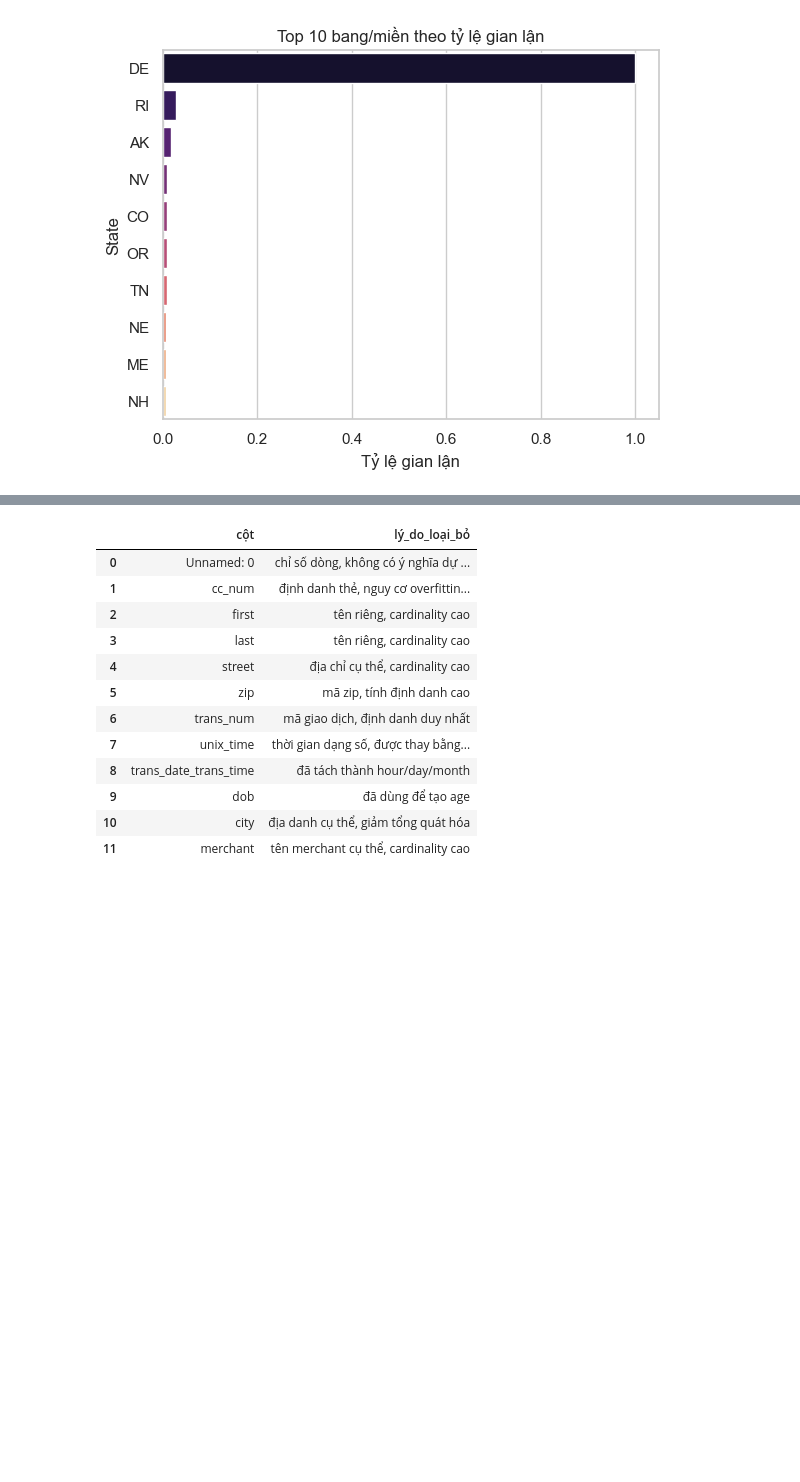
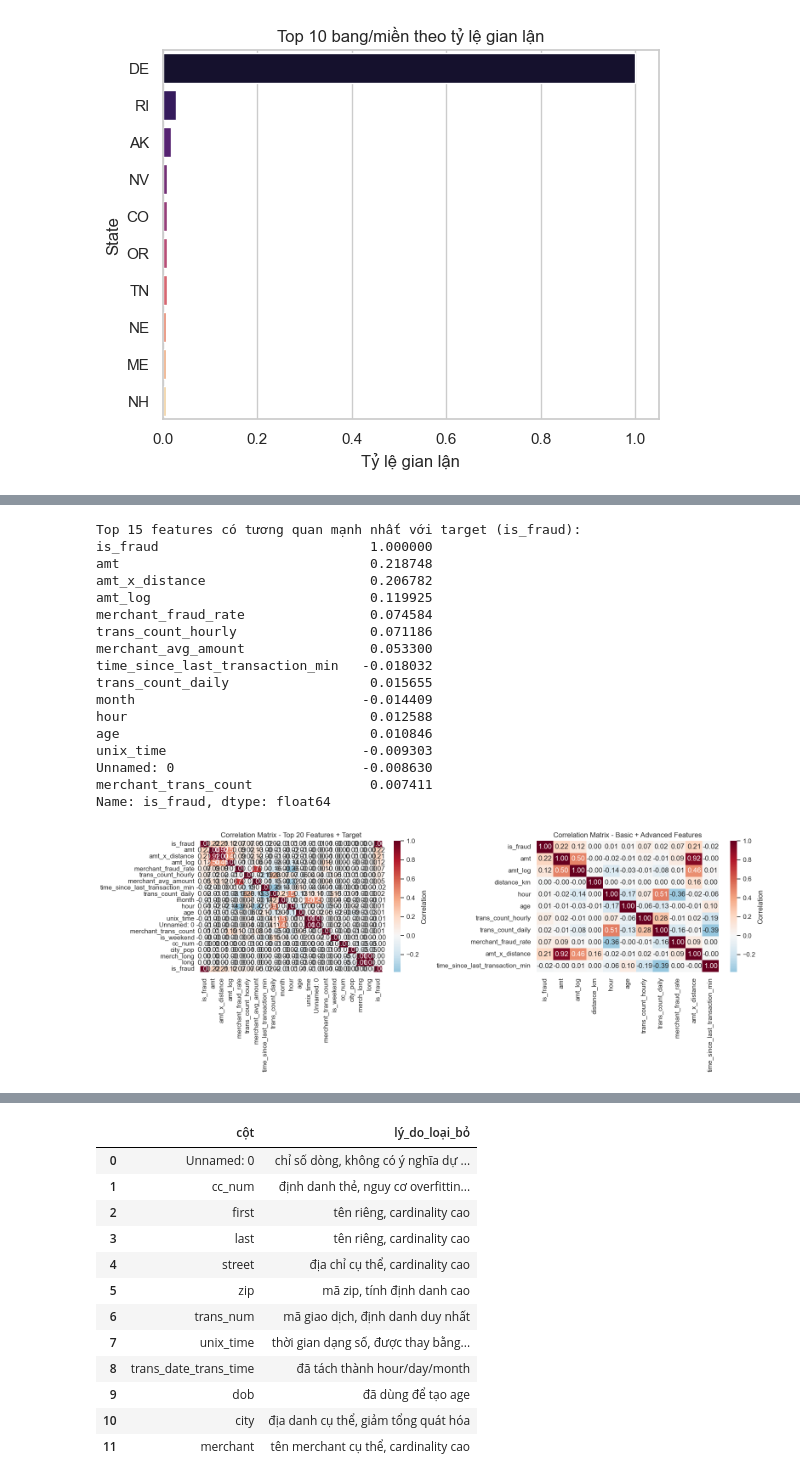
Before and after one commit to huihoang/DataM-DataW, a Jupyter notebook: notebooks/fraud_detection_btl.ipynb, the cells around one changed output, grey strips where cells are left out. Saved outputs shown, nothing was run; the diff lists cells and outputs as text; code cells hidden in the pictures; blank space fills up the shorter version.

```diff
--- a/notebooks/fraud_detection_btl.ipynb
+++ b/notebooks/fraud_detection_btl.ipynb
@@ -1251,0 +1032,51 @@ Bước này giúp phát hiện:
+# %%
+# Chọn các features số để tính correlation
+numeric_features_all = eda_train.select_dtypes(include=[np.number]).columns.tolist()
+
+# Tính correlation với target
+correlation_with_target = eda_train[numeric_features_all].corr()[TARGET].sort_values(key=abs, ascending=False)
+print("Top 15 features có tương quan mạnh nhất với target (is_fraud):")
+print(correlation_with_target.head(15))
+print()
+
+# Vẽ heatmap correlation
+fig, axes = plt.subplots(1, 2, figsize=(16, 6))
+
+# Heatmap 1: Top 20 features
+top_features = correlation_with_target.head(20).index.tolist() + [TARGET]
+corr_subset = eda_train[top_features].corr()
+sns.heatmap(corr_subset, annot=True, fmt=".2f", cmap="RdBu_r", center=0,
+            ax=axes[0], cbar_kws={'label': 'Correlation'})
+axes[0].set_title("Correlation Matrix - Top 20 Features + Target")
+
+# Heatmap 2: Correlation từ basic features + advanced features
+important_features = ['is_fraud', 'amt', 'amt_log', 'distance_km', 'hour', 'age',
+                      'trans_count_hourly', 'trans_count_daily', 'merchant_fraud_rate',
+                      'amt_x_distance', 'distance_ratio', 'amount_ratio', 'time_since_last_transaction_min']
+important_features = [f for f in important_features if f in eda_train.columns]
+corr_important = eda_train[important_features].corr()
+sns.heatmap(corr_important, annot=True, fmt=".2f", cmap="RdBu_r", center=0,
+            ax=axes[1], cbar_kws={'label': 'Correlation'})
+axes[1].set_title("Correlation Matrix - Basic + Advanced Features")
+
+plt.tight_layout()
+plt.show()
+# %% [output]
+Top 15 features có tương quan mạnh nhất với target (is_fraud):
+is_fraud                           1.000000
+amt                                0.218748
+amt_x_distance                     0.206782
+amt_log                            0.119925
+merchant_fraud_rate                0.074584
+trans_count_hourly                 0.071186
+merchant_avg_amount                0.053300
+time_since_last_transaction_min   -0.018032
+trans_count_daily                  0.015655
+month                             -0.014409
+hour                               0.012588
+age                                0.010846
+unix_time                         -0.009303
+Unnamed: 0                        -0.008630
+merchant_trans_count               0.007411
+Name: is_fraud, dtype: float64
+[figure, added]
```
Also changed, not shown: parts of 56 cells of this notebook.
